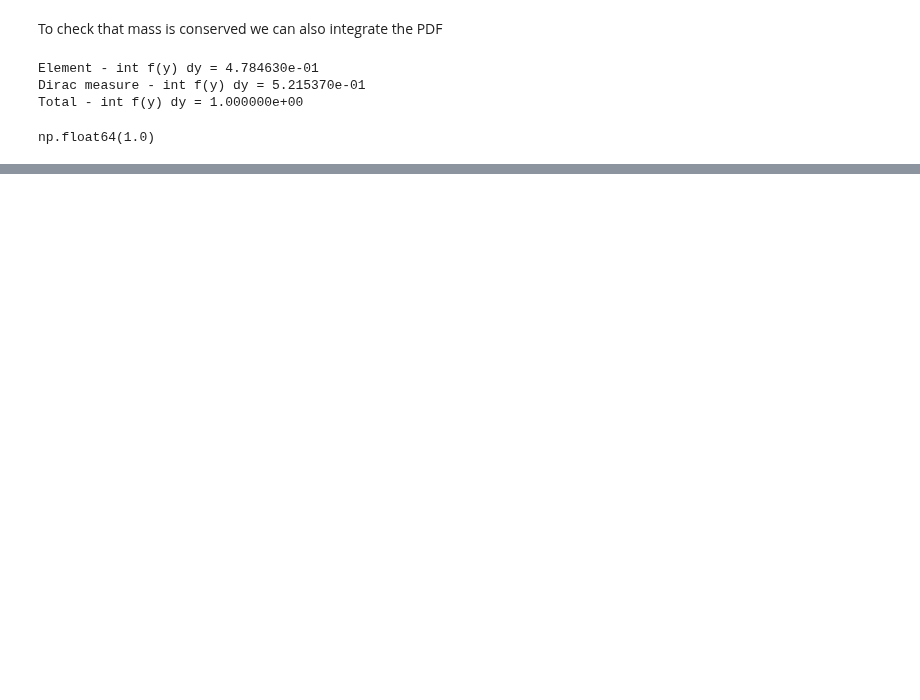
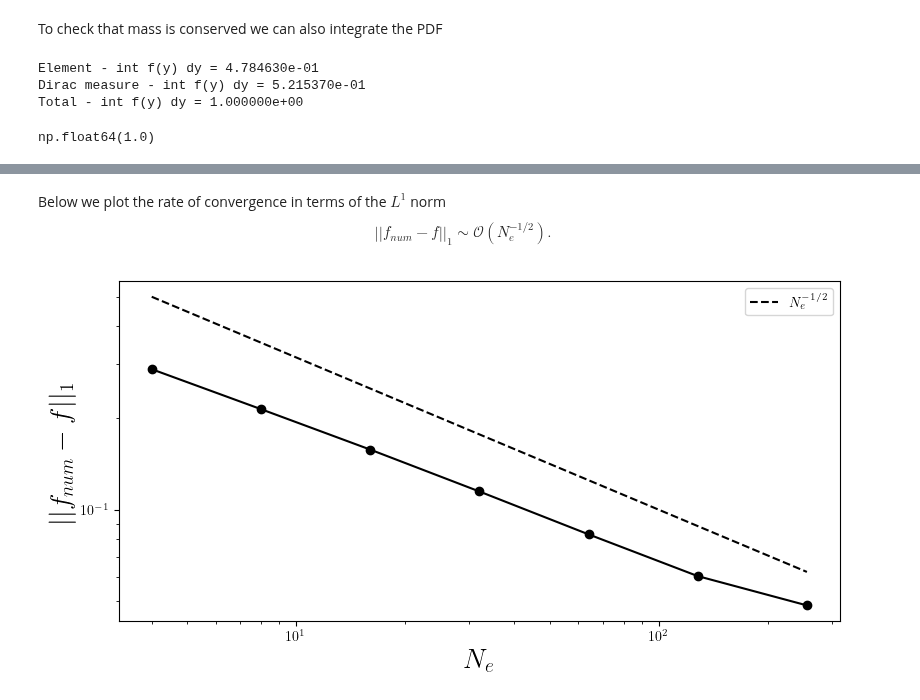
Before and after one commit to D-stratify/Numdf, a Jupyter notebook: notebooks/explanatory_notebooks/Part2_PDF_Construction_Deltas.ipynb, the cells around one changed output, grey strips where cells are left out. Drawn from its saved outputs; the diff is of its cells as text; code cells hidden in the pictures; blank space fills up the shorter version.

Commit message:
Added convergence

```diff
--- a/notebooks/explanatory_notebooks/Part2_PDF_Construction_Deltas.ipynb
+++ b/notebooks/explanatory_notebooks/Part2_PDF_Construction_Deltas.ipynb
@@ -166,0 +205,27 @@ np.float64(1.0000000000000004)
+# %% [markdown]
+Below we plot the rate of convergence in terms of the $L^1$ norm
+\begin{equation}
+||f_{num} - f||_1 \sim \mathcal{O}(N_e^{-1/2}).
+\end{equation}
+# %%
+import matplotlib.pyplot as plt
+from matplotlib import rc
+rc('text', usetex=True)
+
+# Plot the convergence of the error
+fig = plt.figure(figsize=(8,4), layout='constrained')
+
+# Theoretical convergence ~ O(N^2)
+error = np.asarray([1./np.pow(n,0.5) for n in Ne ])
+
+# PDF
+plt.loglog(Ne,error_pdf,'k-')
+plt.loglog(Ne,error_pdf,'ko')
+plt.loglog(Ne,error    ,'k--',label=r'$N_e^{-1/2}$')
+plt.ylabel(r'$||f_{num} - f||_1$',fontsize=20)
+plt.xlabel(r'$N_e$',fontsize=20)
+plt.legend()
+
+plt.show()
+# %% [output]
+[figure, added]
```
Also changed, not shown: parts of 6 cells of this notebook.
